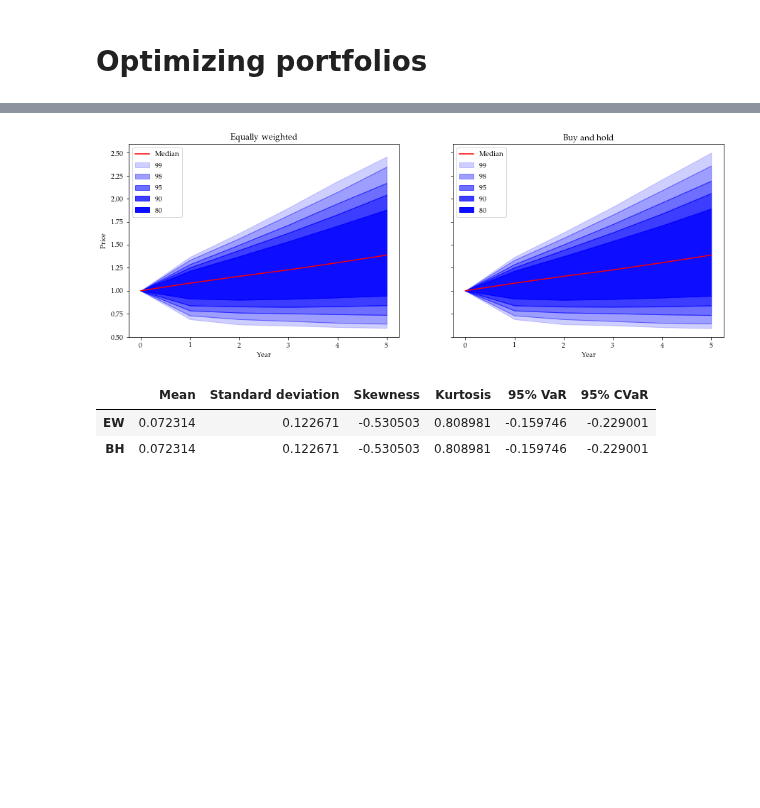
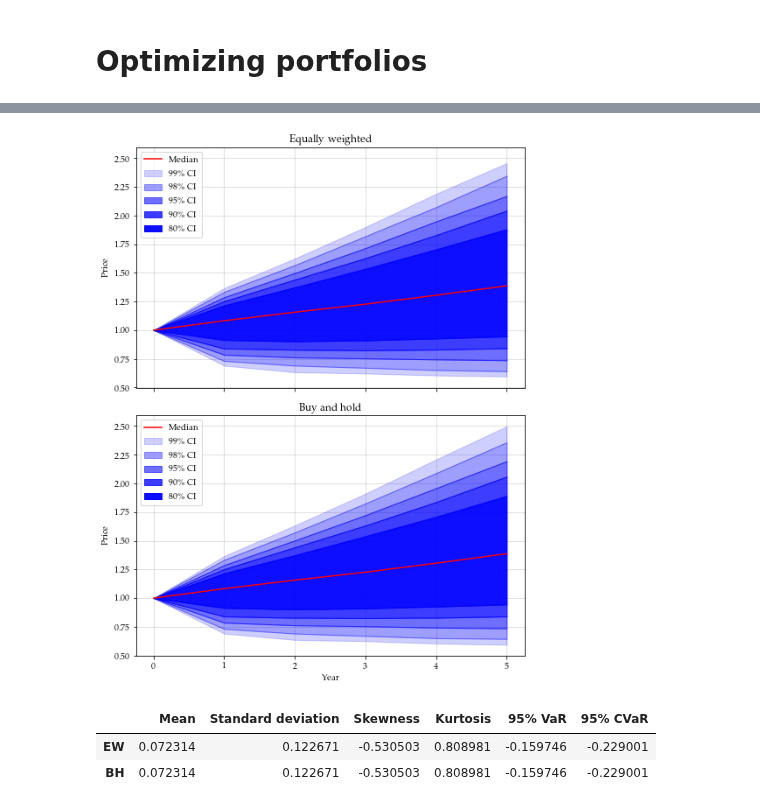
Before and after one commit to frgy17ac/Exammmmm, a Jupyter notebook: Solutions/Solution to Optimizing portfolios.ipynb, the cells around one changed output, grey strips where cells are left out. Saved outputs shown, nothing was run; the diff lists cells and outputs as text; code cells hidden in the pictures; blank space fills up the shorter version.

```diff
--- a/Solutions/Solution to Optimizing portfolios.ipynb
+++ b/Solutions/Solution to Optimizing portfolios.ipynb
@@ -231,37 +242,47 @@ pf_bh_price_np = pf_bh_price.to_numpy()
 # %%
 # Plot of prices
 
 x = np.linspace(0, 5, 6)
 
 percentiles_pf_ew_price_np = np.percentile(pf_ew_price_np, [0.5, 1.0, 2.5, 5, 10, 50, 90, 95, 97.5, 99.0, 99.5], axis=1)
 
-fig, ax = plt.subplots(1, 2, figsize=(15, 5), sharex = True, sharey = True)
+fig, ax = plt.subplots(2, 1, figsize=(7, 9), sharex = True, sharey = True)
 
 fan_chart(x,
           percentiles_pf_ew_price_np,
-          labels=['99% CI', '98% CI', '95% CI', '90% CI', '80% CI', 'Median'],
+          labels=['99\% CI', '98\% CI', '95\% CI', '90\% CI', '80\% CI', 'Median'],
           ax = ax[0])
 
-ax[0].set_xlabel("Year")
 ax[0].set_ylabel("Price")
 ax[0].set_title("Equally weighted")
 
 ax[0].legend(loc='upper left');
 
 percentiles_pf_bh_price_np = np.percentile(pf_bh_price_np, [0.5, 1.0, 2.5, 5, 10, 50, 90, 95, 97.5, 99.0, 99.5], axis=1)
 
 fan_chart(x,
           percentiles_pf_bh_price_np,
-          labels=['99% CI', '98% CI', '95% CI', '90% CI', '80% CI', 'Median'],
+          labels=['99\% CI', '98\% CI', '95\% CI', '90\% CI', '80\% CI', 'Median'],
           ax = ax[1])
+
+ax[0].grid(alpha = 0.5)
+ax[0].set_axisbelow(True)
+
+ax[1].grid(alpha = 0.5)
+ax[1].set_axisbelow(True)
+ax[1].set_ylabel("Price")
 
 ax[1].set_xlabel("Year")
 
 ax[1].set_title("Buy and hold")
 
-ax[1].legend(loc='upper left');
+ax[1].legend(loc='upper left')
+
+plt.tight_layout()
+plt.savefig(filepath + "\\EW_and_BH_price_development.pdf")
+plt.show()
 # %% [output]
-[figure, old version]
+[figure, new version]
 # %%
 # Equally weighted returns and cumulative returns
 
```
Also changed, not shown: parts of 5 cells of this notebook, 3 other files.
